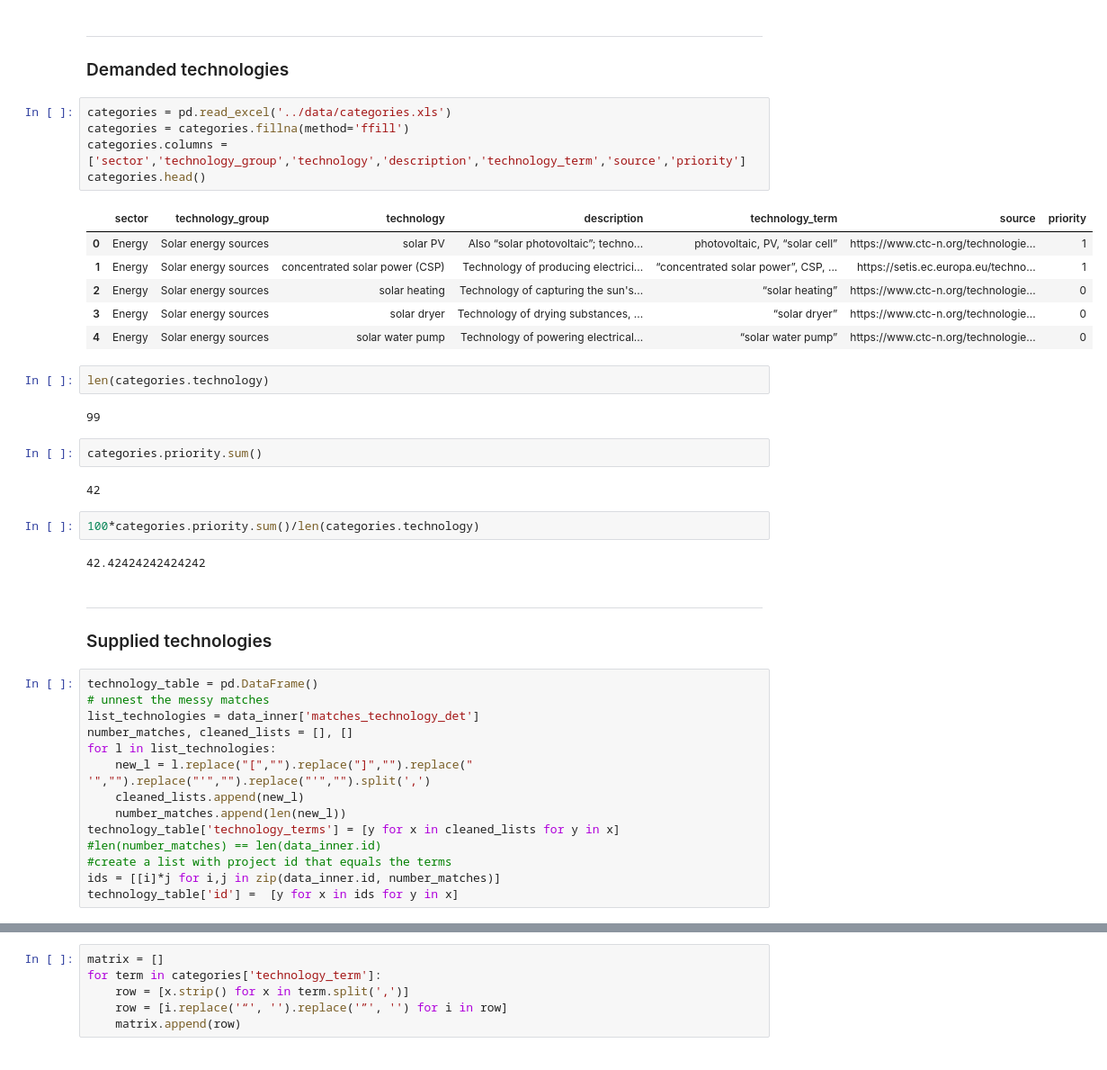
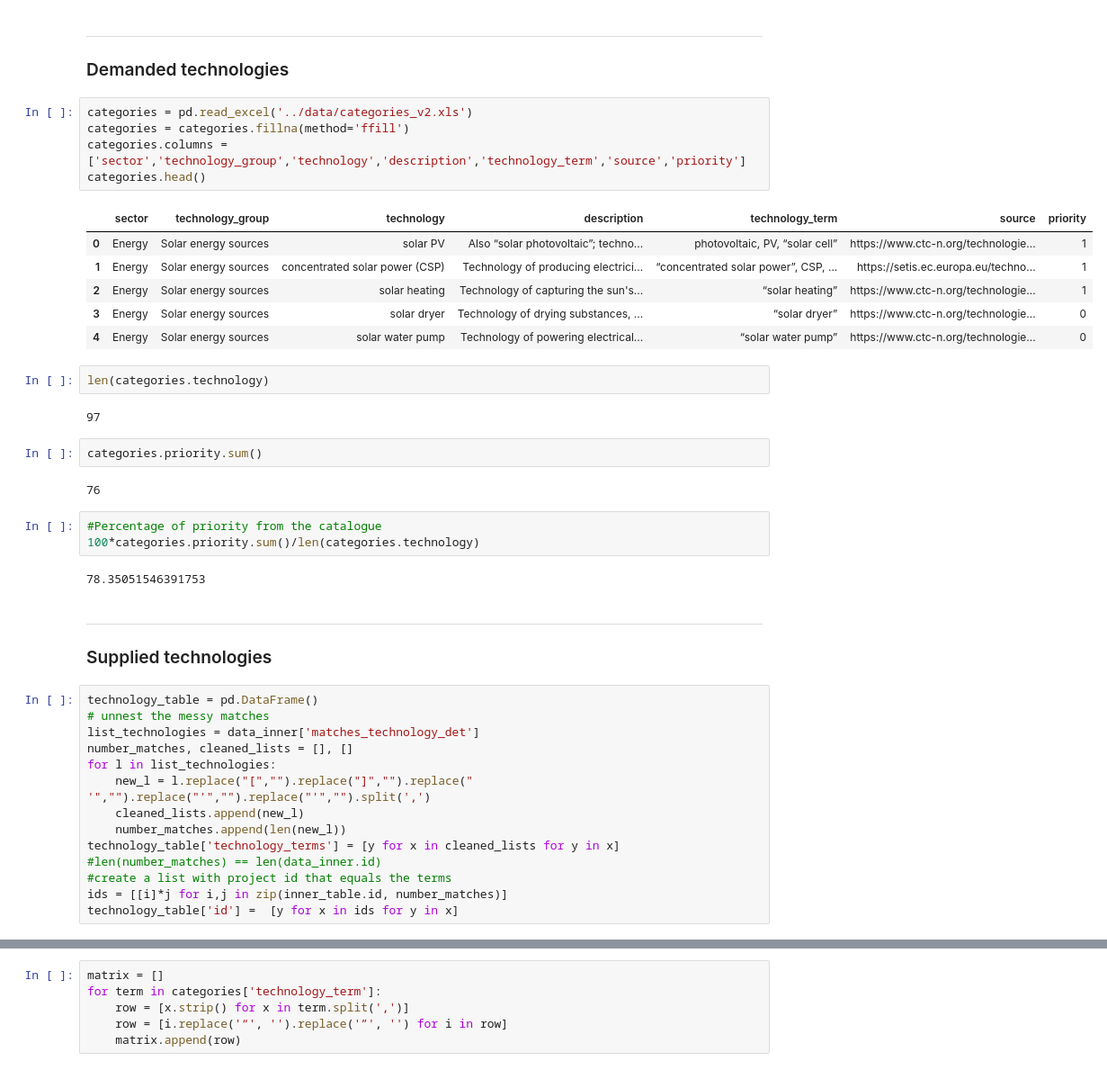
Before and after one commit to MaastrichtU-IDS/clean-technologies-nlp, a Jupyter notebook: notebooks/Assessment.ipynb, the cells around one changed output, grey strips where cells are left out. Shown: that part at 90% size. Cells and saved outputs as stored; diff of their text form.

Commit message:
numbers updated and non funded table added

```diff
--- a/notebooks/Assessment.ipynb
+++ b/notebooks/Assessment.ipynb
@@ -91,29 +93,30 @@ sample_lab.label.sum()*100/len(sample_lab)
 ---
 ### Demanded technologies
 # %%
-categories = pd.read_excel('../data/categories.xls')
+categories = pd.read_excel('../data/categories_v2.xls')
 categories = categories.fillna(method='ffill')
 categories.columns = ['sector','technology_group','technology','description','technology_term','source','priority']
 categories.head()
 # %% [output]
 |  | sector | technology_group | technology | description | technology_term | source | priority |
 | 0 | Energy | Solar energy sources | solar PV | Also “solar photovoltaic”; techno... | photovoltaic, PV, “solar cell” | https://www.ctc-n.org/technologie... | 1 |
 | 1 | Energy | Solar energy sources | concentrated solar power (CSP) | Technology of producing electrici... | “concentrated solar power”, CSP, ... | https://setis.ec.europa.eu/techno... | 1 |
-| 2 | Energy | Solar energy sources | solar heating | Technology of capturing the sun's... | “solar heating” | https://www.ctc-n.org/technologie... | 0 |
+| 2 | Energy | Solar energy sources | solar heating | Technology of capturing the sun's... | “solar heating” | https://www.ctc-n.org/technologie... | 1 |
 | 3 | Energy | Solar energy sources | solar dryer | Technology of drying substances, ... | “solar dryer” | https://www.ctc-n.org/technologie... | 0 |
 | 4 | Energy | Solar energy sources | solar water pump | Technology of powering electrical... | “solar water pump” | https://www.ctc-n.org/technologie... | 0 |
 # %%
 len(categories.technology)
 # %% [output]
-99
+97
 # %%
 categories.priority.sum()
 # %% [output]
-42
+76
 # %%
+#Percentage of priority from the catalogue
 100*categories.priority.sum()/len(categories.technology)
 # %% [output]
-42.42424242424242
+78.35051546391753
 # %% [markdown]
 ---
 ### Supplied technologies
@@ -129,5 +132,5 @@ for l in list_technologies:
 technology_table['technology_terms'] = [y for x in cleaned_lists for y in x]
 #len(number_matches) == len(data_inner.id)
 #create a list with project id that equals the terms
-ids = [[i]*j for i,j in zip(data_inner.id, number_matches)]
+ids = [[i]*j for i,j in zip(inner_table.id, number_matches)]
 technology_table['id'] =  [y for x in ids for y in x]
```
Also changed, not shown: parts of 43 cells of this notebook, 9 other files.
